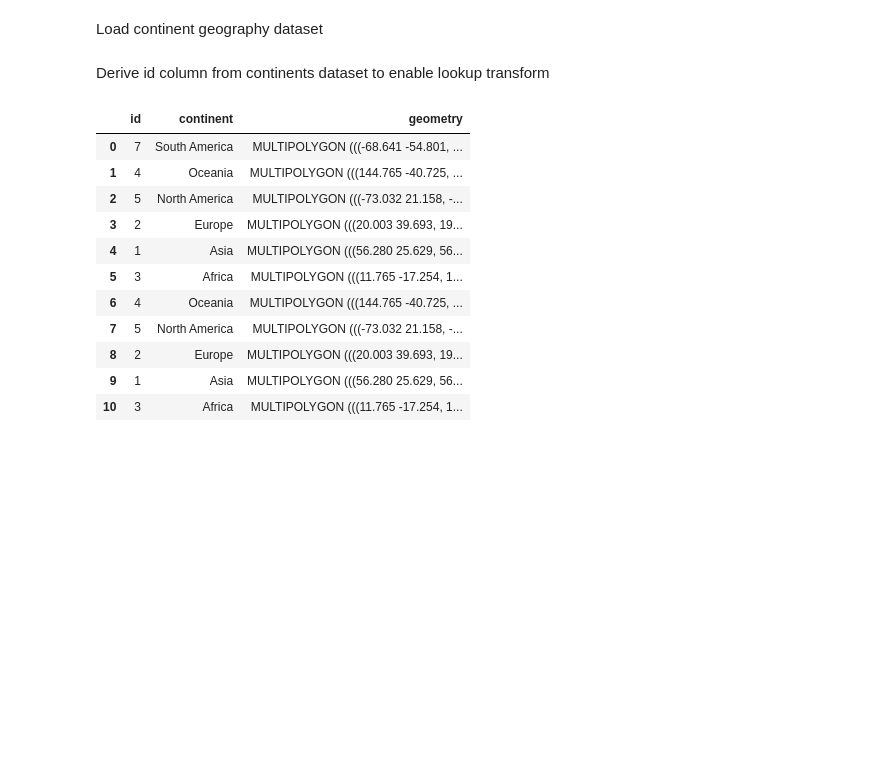
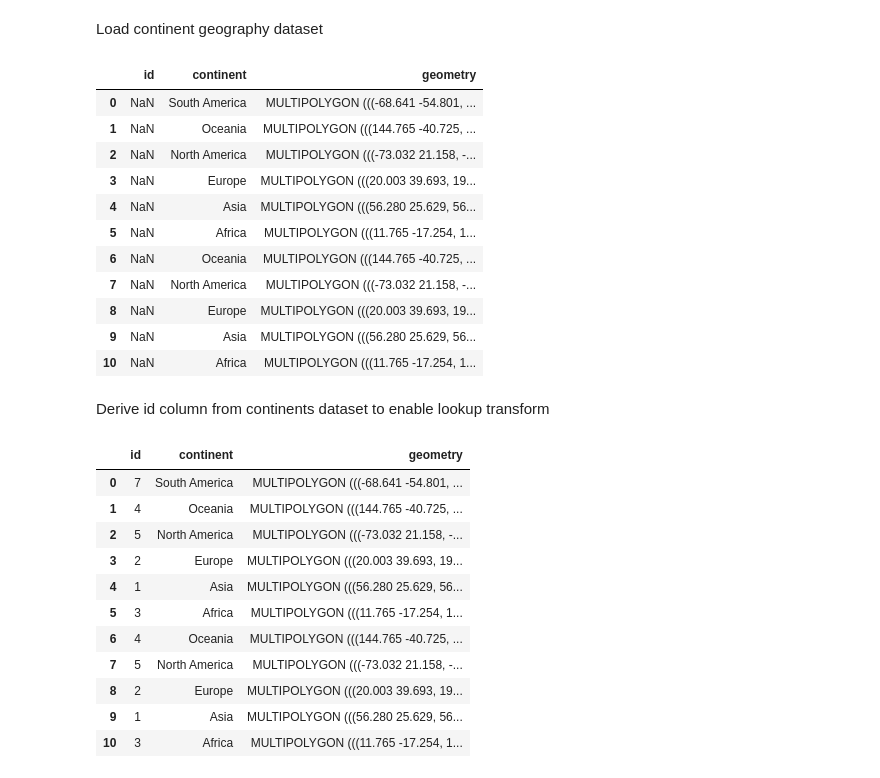
Before and after one commit to chubi-x/world-airports, a Jupyter notebook: Vis (1).ipynb, the cells around one changed output. Cells and saved outputs as stored; diff of their text form; code cells hidden in the pictures; blank space fills up the shorter version.

```diff
--- a/Vis (1).ipynb
+++ b/Vis (1).ipynb
@@ -65,6 +97,20 @@ Load continent geography dataset
 # %%
 continents_url = './world-continents.json'
 continents_topo = gpd.read_file(continents_url)
+continents_topo
+# %% [output]
+|  | id | continent | geometry |
+| 0 | NaN | South America | MULTIPOLYGON (((-68.641 -54.801, ... |
+| 1 | NaN | Oceania | MULTIPOLYGON (((144.765 -40.725, ... |
+| 2 | NaN | North America | MULTIPOLYGON (((-73.032 21.158, -... |
+| 3 | NaN | Europe | MULTIPOLYGON (((20.003 39.693, 19... |
+| 4 | NaN | Asia | MULTIPOLYGON (((56.280 25.629, 56... |
+| 5 | NaN | Africa | MULTIPOLYGON (((11.765 -17.254, 1... |
+| 6 | NaN | Oceania | MULTIPOLYGON (((144.765 -40.725, ... |
+| 7 | NaN | North America | MULTIPOLYGON (((-73.032 21.158, -... |
+| 8 | NaN | Europe | MULTIPOLYGON (((20.003 39.693, 19... |
+| 9 | NaN | Asia | MULTIPOLYGON (((56.280 25.629, 56... |
+| 10 | NaN | Africa | MULTIPOLYGON (((11.765 -17.254, 1... |
 # %% [markdown]
 Derive id column from continents dataset to enable lookup transform
 # %%
```
Also changed, not shown: parts of 10 cells of this notebook, 3 other files.
